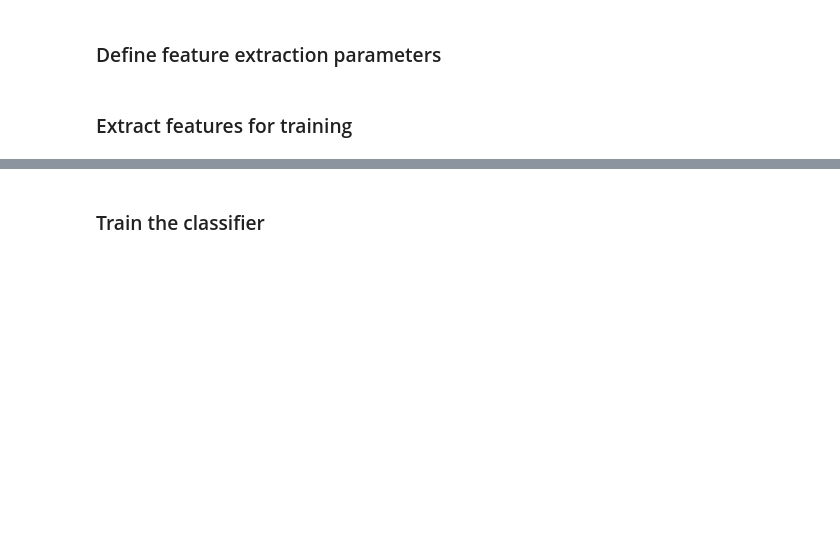
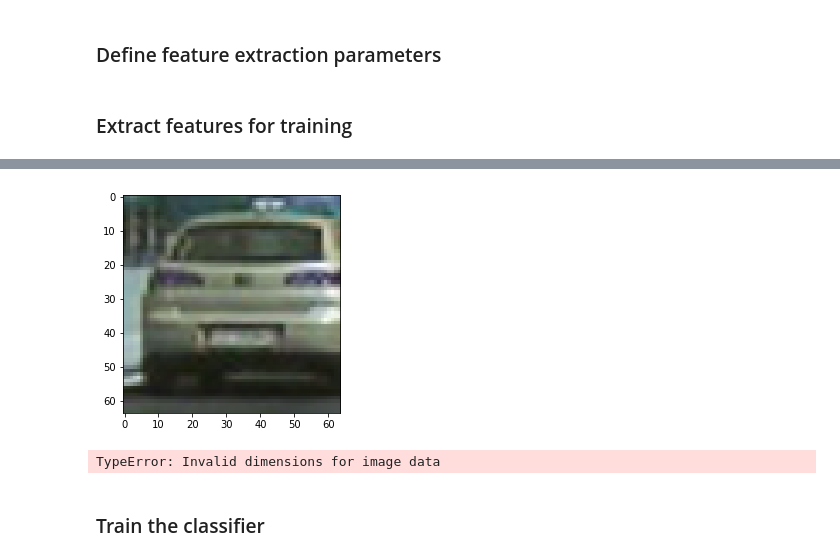
Before and after one commit to smoort/CarND-Vehicle-Detection, a Jupyter notebook: TrackVehicle.ipynb, the cells around one changed output, grey strips where cells are left out. Cells and saved outputs as stored; diff of their text form; code cells hidden in the pictures; blank space fills up the shorter version.

```diff
--- a/TrackVehicle.ipynb
+++ b/TrackVehicle.ipynb
@@ -166,3 +168,21 @@ print(scaled_X.shape)
+# %%
+image = cv2.imread(cars[i])
+showImg(image)
+spatial_features = bin_spatial(image, size=spatial_size)
+showImg(spatial_features)
+
+for channel in range(image.shape[2]):
+    hog_features, hog_image = get_hog_features(image[:,:,channel],
+                                               orient, pix_per_cell, cell_per_block,
+                                               vis=True, feature_vec=True)
+    showImg(image[:,:,channel])
+    showImg(hog_image)
+    hog_features = np.ravel(hog_features)
+
+print(len(hog_features))
+# %% [output]
+[figure, added]
+TypeError: Invalid dimensions for image data
 # %% [markdown]
 ### Train the classifier
 # %%
```
Also changed, not shown: parts of 8 cells of this notebook, 3 other files.
